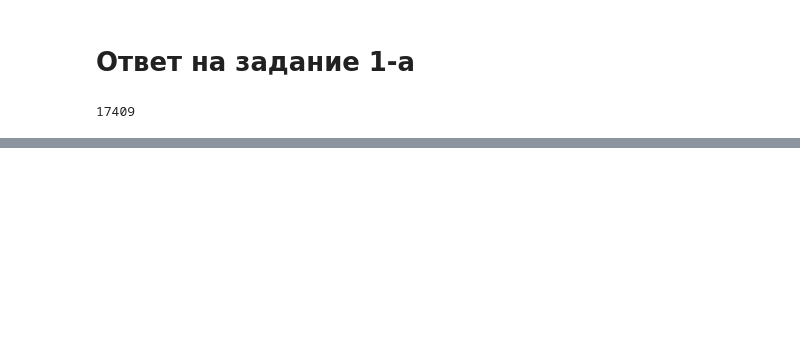
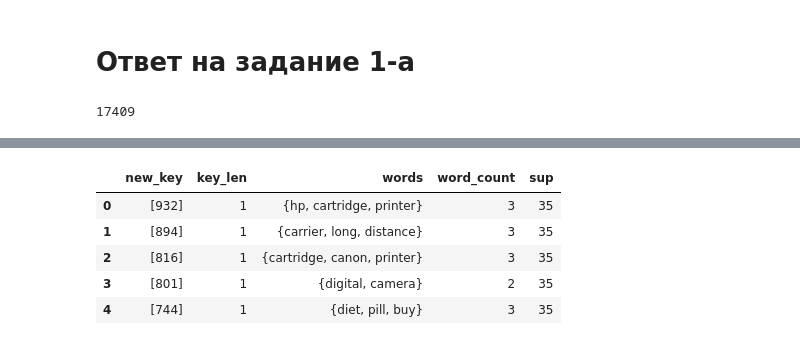
Before and after one commit to Dyomina/pattern-mining-hw, a Jupyter notebook: pattern-minimg-hw1.ipynb, the cells around one changed output, grey strips where cells are left out. Saved outputs shown, nothing was run; the diff lists cells and outputs as text; code cells hidden in the pictures; blank space fills up the shorter version.

```diff
--- a/pattern-minimg-hw1.ipynb
+++ b/pattern-minimg-hw1.ipynb
@@ -172,0 +215,13 @@ plt.show()
+# %%
+# Теперь можно смотреть на частые множества наборов (индексы) и
+# соответствующие им наборы уникальных слов
+
+word_based_df = pd.DataFrame(word_based_output, columns=['new_key', 'key_len', 'words', 'word_count', 'sup'])
+word_based_df.head()
+# %% [output]
+|  | new_key | key_len | words | word_count | sup |
+| 0 | [932] | 1 | {hp, cartridge, printer} | 3 | 35 |
+| 1 | [894] | 1 | {carrier, long, distance} | 3 | 35 |
+| 2 | [816] | 1 | {cartridge, canon, printer} | 3 | 35 |
+| 3 | [801] | 1 | {digital, camera} | 2 | 35 |
+| 4 | [744] | 1 | {diet, pill, buy} | 3 | 35 |
```
Also changed, not shown: parts of 17 cells of this notebook.
